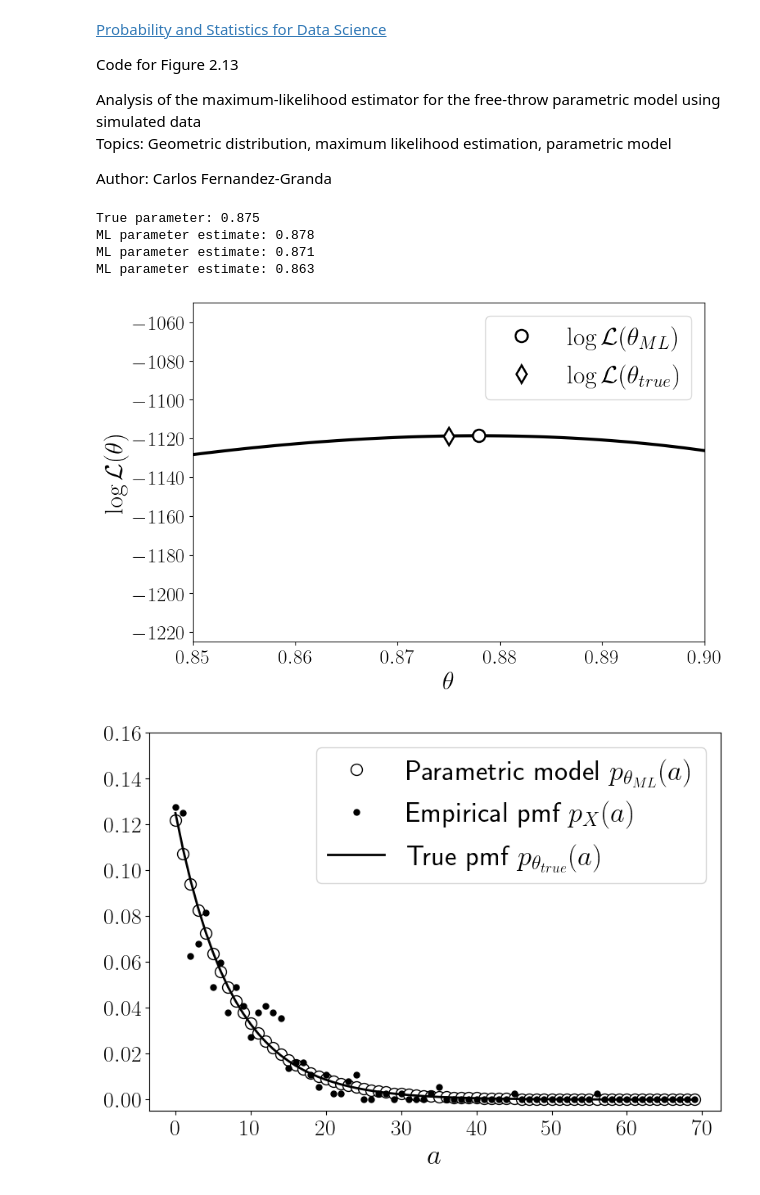
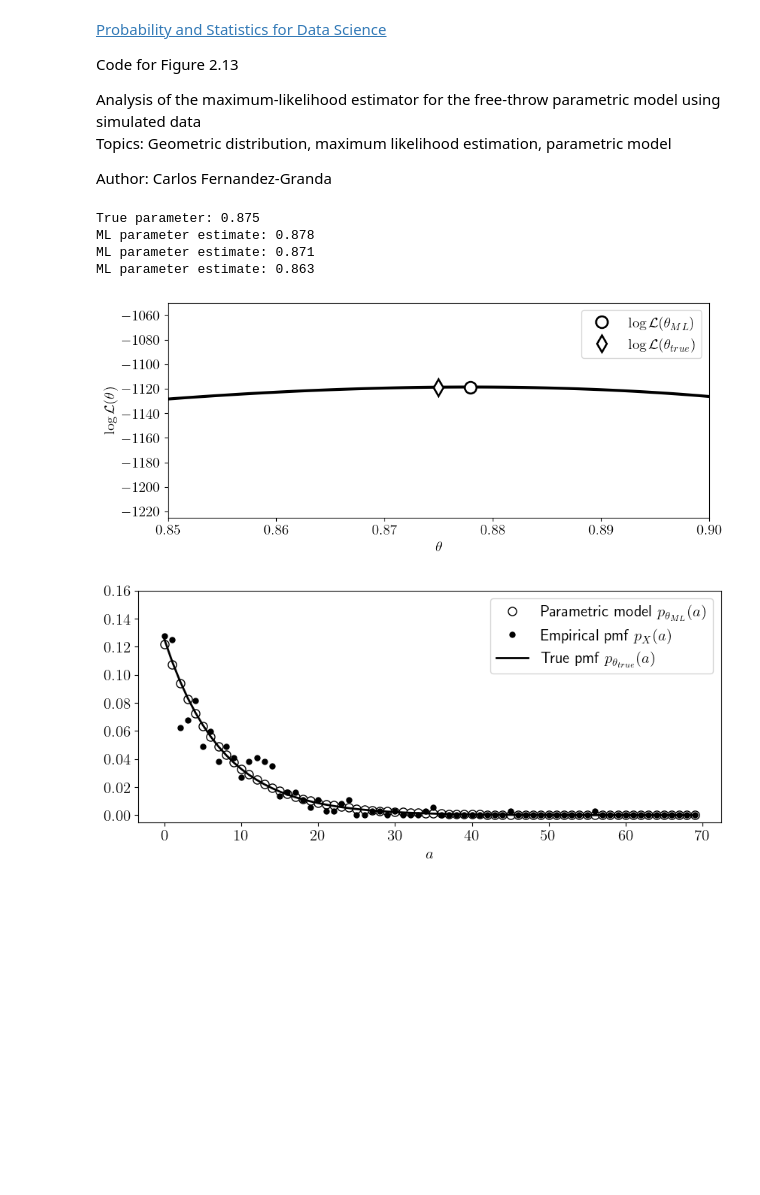
Before and after one commit to cfgranda/ps4ds, a Jupyter notebook: discrete_variables/simulated_free_throws_maximum_likelihood.ipynb, the cells around one changed output. Cells and saved outputs as stored; diff of their text form; code cells hidden in the pictures; blank space fills up the shorter version.

```diff
--- a/discrete_variables/simulated_free_throws_maximum_likelihood.ipynb
+++ b/discrete_variables/simulated_free_throws_maximum_likelihood.ipynb
@@ -21,9 +21,9 @@ theta_max = 0.90
 step = 1e-3
 theta_vals = np.arange(theta_min,theta_max + step,step)
 
-font_size = 25
-font_size_legend = 25
-font_size_ticks = 20
+font_size = 15
+font_size_legend = 15
+font_size_ticks = 15
 
 n_max = 70 # Upper bound on streak length
 def compute_empirical_pmf(shots):
@@ -62,39 +62,39 @@ for ind in range(tries):
 
     y_min = -1225
     y_max = -1050
-    plt.figure(figsize=(9,6))
+    plt.figure(figsize=(10,4))
     plt.xticks(fontsize=font_size_ticks)
     plt.yticks(fontsize=font_size_ticks)
     plt.plot(theta_vals,log_likelihood_vals,linewidth=3,color="black")
     plt.plot(max_likelihood_param, log_likelihood(max_likelihood_param,n_made,n_missed),'o',mew=2,markersize=12,markerfacecolor='white',markeredgecolor="black",
          label=r'$\log \mathcal{L}(\theta_{ML})$')
     plt.plot(true_param,log_likelihood(true_param,n_made,n_missed),'d',mew=2,markersize=12,markerfacecolor='white',markeredgecolor="black",
          label=r'$\log \mathcal{L}(\theta_{true})$')
     plt.xlim([theta_min,theta_max])
     plt.ylim([y_min,y_max])
     plt.xlabel(r'$\theta$',fontsize=font_size)
     plt.ylabel(r'$\log \mathcal{L}(\theta)$',fontsize=font_size)
     plt.legend(fontsize=font_size_legend)
 
     parametric_fit_max_likelihood = parametric_model(max_likelihood_param)
     empirical_pmf = compute_empirical_pmf(free_throws)
     y_max = 0.16
-    plt.figure(figsize=(9,6))
+    plt.figure(figsize=(10,4))
     plt.xticks(fontsize=font_size_ticks)
     plt.yticks(fontsize=font_size_ticks)
-    plt.plot(range(n_max),parametric_fit_max_likelihood,'o',markersize=10,markerfacecolor='white',markeredgecolor="black",
+    plt.plot(range(n_max),parametric_fit_max_likelihood,'o',markersize=8,markerfacecolor='white',markeredgecolor="black",
          label=r'Parametric model $p_{\theta_{ML}}(a)$')
     plt.plot(range(n_max),empirical_pmf,'o',markersize=5,markerfacecolor='black',markeredgecolor="black",
          label=r'Empirical pmf $p_{X}(a)$')
     plt.plot(range(n_max),true_pmf,color="black", lw=2,
          label=r'True pmf $p_{\theta_{true}}(a)$')
     plt.ylim([-0.005,y_max])
     plt.xlabel(r'$a$',fontsize=font_size)
-    plt.legend(fontsize=font_size_legend)
+    plt.legend(fontsize=font_size_legend);
 # %% [output]
 True parameter: 0.875
 ML parameter estimate: 0.878
 ML parameter estimate: 0.871
 ML parameter estimate: 0.863
-[figure, old version]
+[figure, new version]
-[figure, old version]
+[figure, new version]
```
Also changed, not shown: parts of 1 cell of this notebook, 4 other files.
